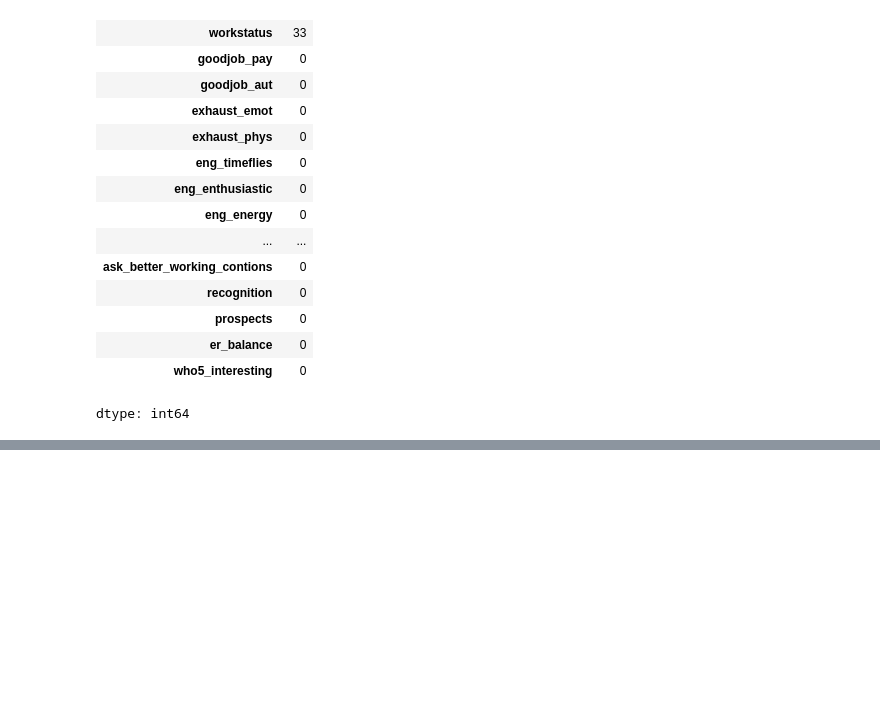
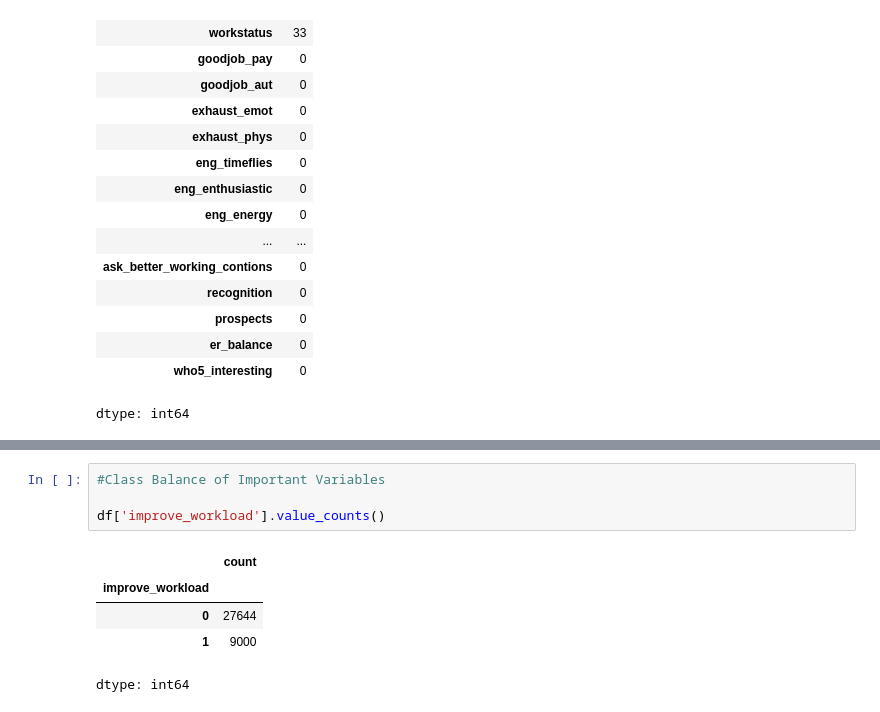
Before and after one commit to angarikadas26-lgtm/burnout-prediction-project, a Jupyter notebook: ArtifactV2_datacleaning.ipynb, the cells around one changed output, grey strips where cells are left out. Cells and saved outputs as stored; diff of their text form; blank space fills up the shorter version.

```diff
--- a/ArtifactV2_datacleaning.ipynb
+++ b/ArtifactV2_datacleaning.ipynb
@@ -268,0 +293,10 @@ CSV file created successfully!
+# %%
+#Class Balance of Important Variables
+
+df['improve_workload'].value_counts()
+# %% [output]
+|  | count |
+| improve_workload |  |
+| 0 | 27644 |
+| 1 | 9000 |
+dtype: int64
```
Also changed, not shown: parts of 9 cells of this notebook.
